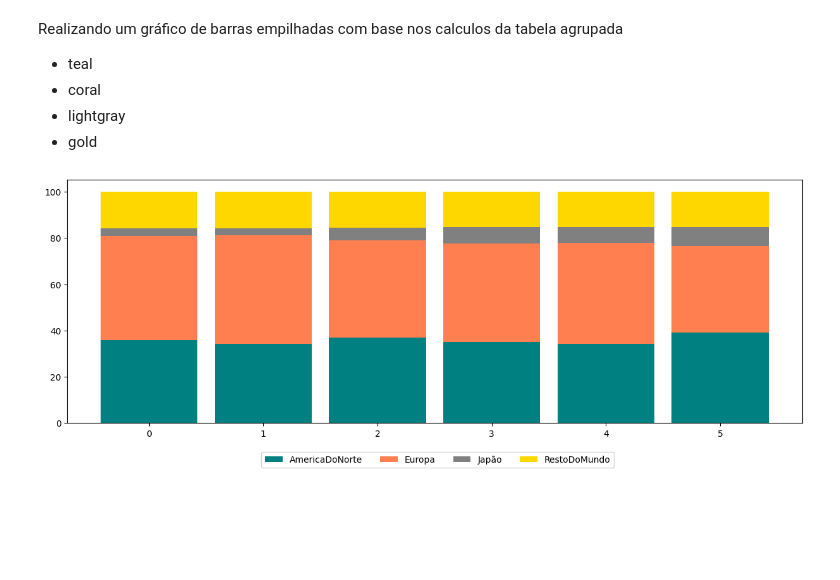
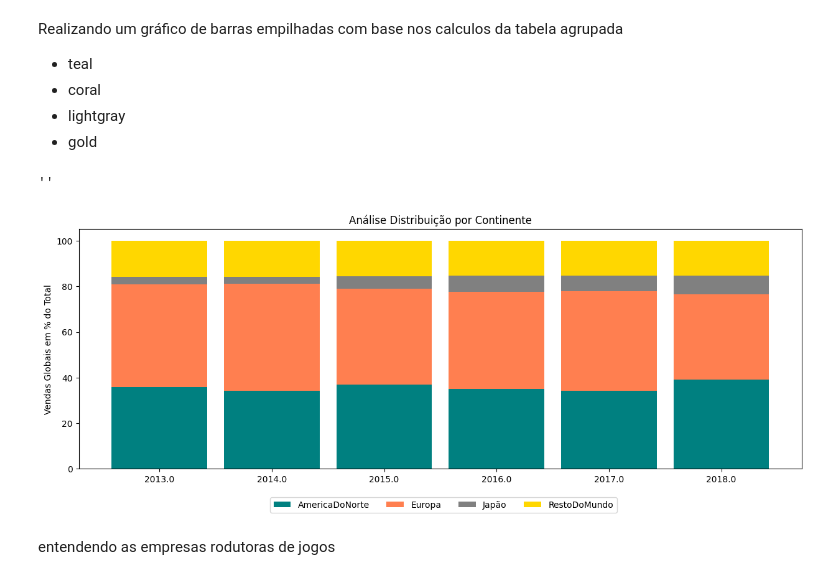
Before and after one commit to Vinicius-DataAnalyst/portfolio, a Jupyter notebook: 04_PROJ_GAMES.ipynb, the cells around one changed output. Cells and saved outputs as stored; diff of their text form; code cells hidden in the pictures; blank space fills up the shorter version.

```diff
--- a/04_PROJ_GAMES.ipynb
+++ b/04_PROJ_GAMES.ipynb
@@ -111,25 +112,33 @@ Realizando um gráfico de barras empilhadas com  base nos calculos da tabela agr
 # %%
 #tamanho
 
 plt.figure( figsize = (15, 5) )
 
 #largura barra grafico
 Largura_Barra = 0.85
 Rotulos = Analise['Year']
 Grupos = [0,1,2,3,4,5]
+
+plt.title('Análise Distribuição por Continente')
 
 #Plot da america
 plt.bar(Grupos, America, width = Largura_Barra, color = 'teal')
 
 # Plot da Europa
 plt.bar(Grupos, Europe, bottom = America, width = Largura_Barra, color = 'coral')
 
 #Plot Japão
 plt.bar(Grupos, Japan, bottom = [A + B for A,B in zip(America, Europe)], width = Largura_Barra, color = 'gray')
 
 #Plot resto do mundo
 plt.bar(Grupos, Mundo, bottom = [A + B + C for A,B,C in zip(America, Europe, Japan)], width = Largura_Barra, color = 'gold')
 
-plt.legend(['AmericaDoNorte', 'Europa', 'Japão', 'RestoDoMundo'], bbox_to_anchor = (0.75, -0.1), ncols = 4);
+plt.legend(['AmericaDoNorte', 'Europa', 'Japão', 'RestoDoMundo'], bbox_to_anchor = (0.75, -0.1), ncols = 4)
+
+#Labels
+plt.xticks(Grupos, Rotulos)
+plt.ylabel( 'Vendas Globais em % do Total' )
+;
 # %% [output]
+''
-[figure, old version]
+[figure, new version]
@@ -137,0 +145,2 @@ plt.legend(['AmericaDoNorte', 'Europa', 'Japão', 'RestoDoMundo'], bbox_to_ancho
+# %% [markdown]
+entendendo as empresas rodutoras de jogos
```
Also changed, not shown: parts of 12 cells of this notebook.
